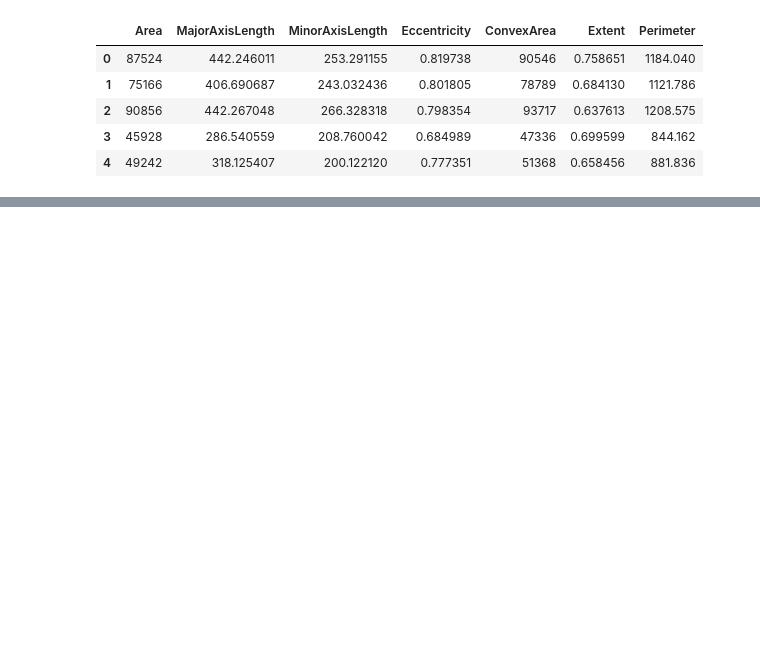
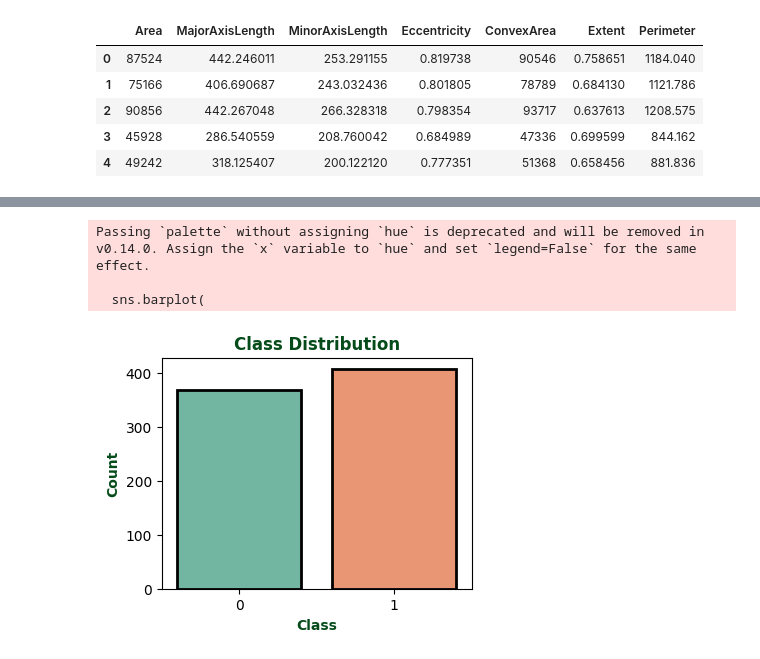
Before and after one commit to Md-Maruf-1727/Raisin-detection-using-naive-bayes, a Jupyter notebook: visualization_data.ipynb, the cells around one changed output, grey strips where cells are left out. Cells and saved outputs as stored; diff of their text form; code cells hidden in the pictures; blank space fills up the shorter version.

```diff
--- a/visualization_data.ipynb
+++ b/visualization_data.ipynb
@@ -37,0 +51,20 @@ for ax, col in zip(axes.flatten(), select_col.columns):
+# %%
+plt.figure(figsize=(4, 3))                              # Set figure size
+
+sns.barplot(
+    x=df["Class"].value_counts().index,                 # Use class labels for x-axis
+    y=df["Class"].value_counts().values,                # Use class counts for y-axis
+    palette='Set2',                                     # Apply color palette to bars
+    edgecolor='black',                                  # Set bar border color
+    linewidth=2                                         # Set bar border thickness
+)
+
+plt.title('Class Distribution', color='#054B1A', fontweight='bold')  # Style plot title
+plt.xlabel('Class', color="#054B1A", fontweight='bold')              # Style x-axis label
+plt.ylabel('Count', color='#054B1A', fontweight='bold')              # Style y-axis label
+plt.show()                                                           # Display the plot
+# %% [output]
+Passing `palette` without assigning `hue` is deprecated and will be removed in v0.14.0. Assign the `x` variable to `hue` and set `legend=False` for the same effect.
+
+  sns.barplot(
+[figure, added]
```
Also changed, not shown: parts of 6 cells of this notebook.
